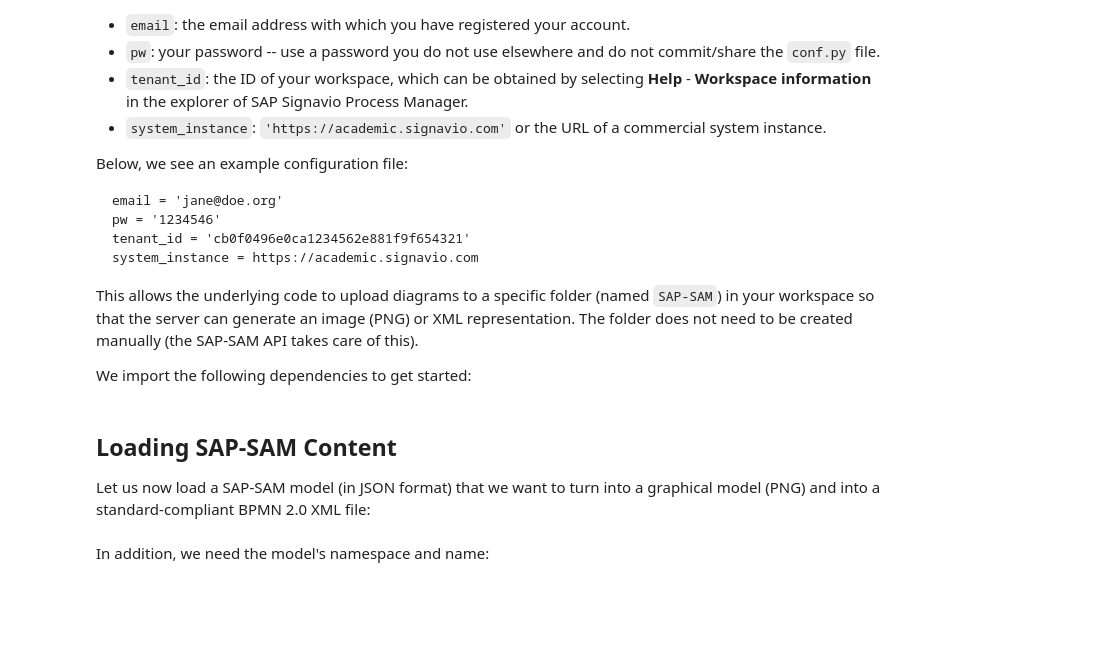
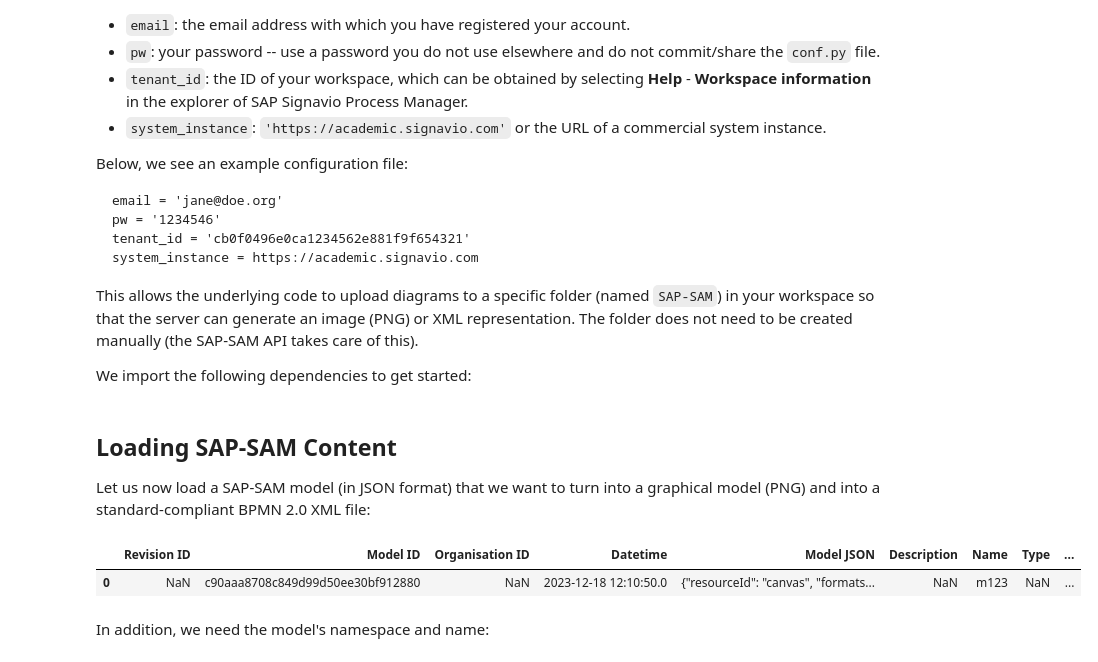
Before and after one commit to signavio/sap-sam, a Jupyter notebook: notebooks/3_images_and_XMLs.ipynb, the cells around one changed output. Saved outputs shown, nothing was run; the diff lists cells and outputs as text; code cells hidden in the pictures; blank space fills up the shorter version.

```diff
--- a/notebooks/3_images_and_XMLs.ipynb
+++ b/notebooks/3_images_and_XMLs.ipynb
@@ -41,9 +41,11 @@ Let us now load a SAP-SAM model (in JSON format) that we want to turn into a gra
 # %%
 csv_paths = parser.get_csv_paths()
 csv_path = csv_paths[0]
 df_raw = pd.read_csv(csv_path, nrows=20)
 df_raw
-model_json = df_raw["Model JSON"][15]
+# %% [output]
+|  | Revision ID | Model ID | Organisation ID | Datetime | Model JSON | Description | Name | Type | ... |
+| 0 | NaN | c90aaa8708c849d99d50ee30bf912880 | NaN | 2023-12-18 12:10:50.0 | {"resourceId": "canvas", "formats... | NaN | m123 | NaN | ... |
 # %% [markdown]
 In addition, we need the model's namespace and name:
 # %%
```
Also changed, not shown: parts of 4 cells of this notebook, 4 other files.
